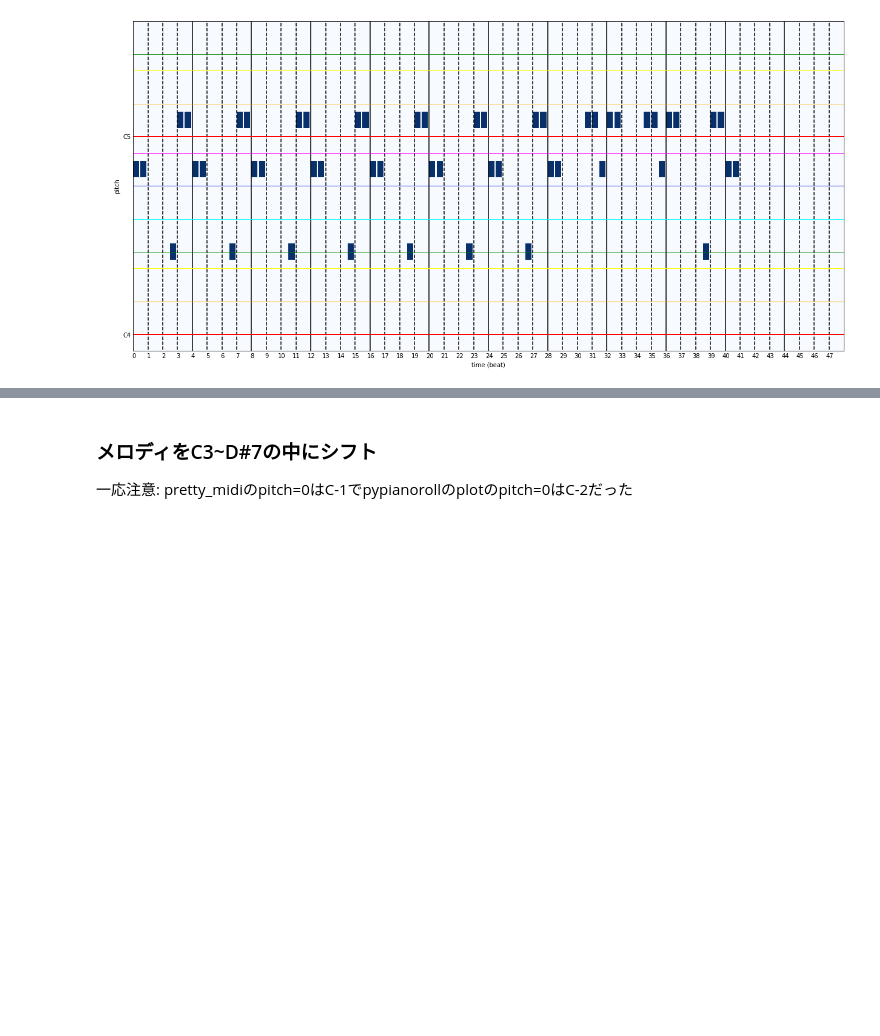
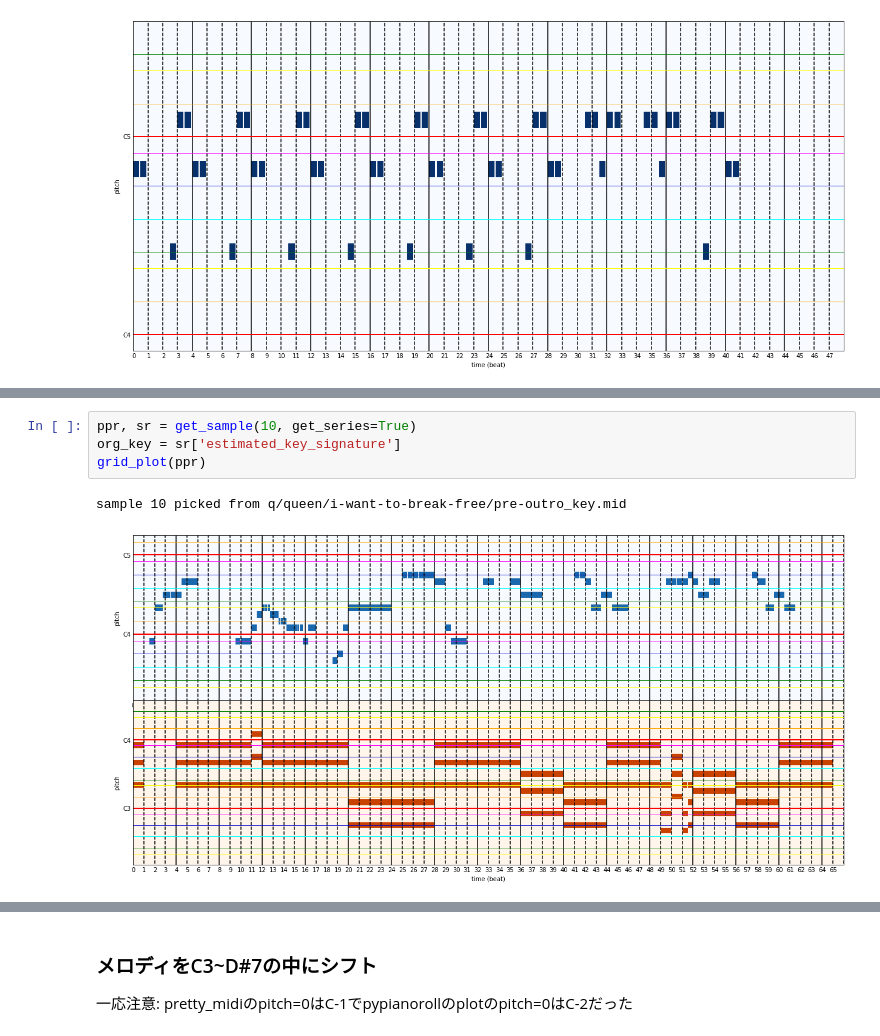
Before and after one commit to fuurin/midinet-followup, a Jupyter notebook: midinet_long_plane_chord_preparation.ipynb, the cells around one changed output, grey strips where cells are left out. Cells and saved outputs as stored; diff of their text form; blank space fills up the shorter version.

```diff
--- a/midinet_long_plane_chord_preparation.ipynb
+++ b/midinet_long_plane_chord_preparation.ipynb
@@ -233,2 +242,9 @@ class TransposeMelody(Processor):
         return ppr, track
+# %%
+ppr, sr = get_sample(10, get_series=True)
+org_key = sr['estimated_key_signature']
+grid_plot(ppr)
+# %% [output]
+sample 10 picked from q/queen/i-want-to-break-free/pre-outro_key.mid
+[figure, added]
 # %%
```
Also changed, not shown: parts of 3 cells of this notebook, 2 other files.
